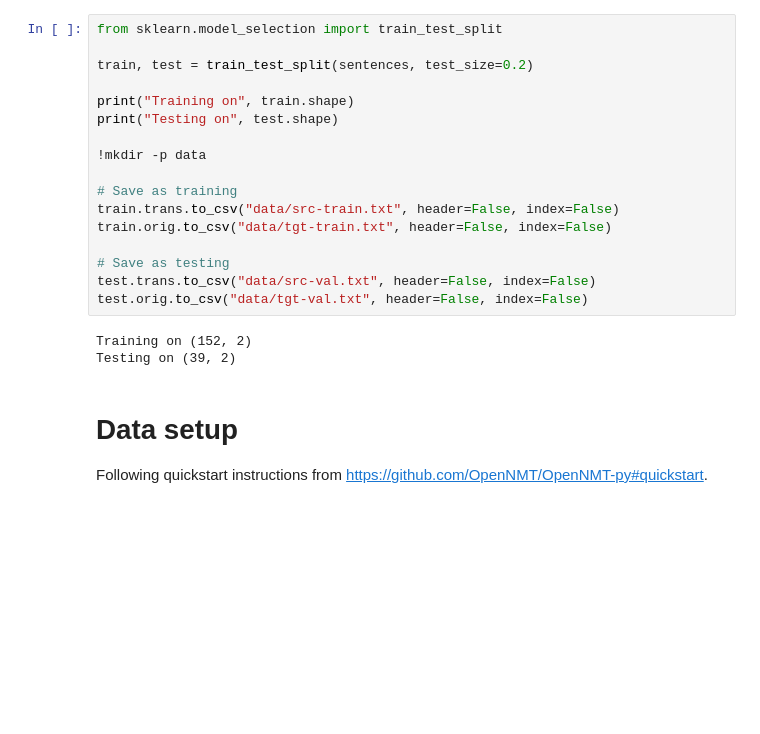
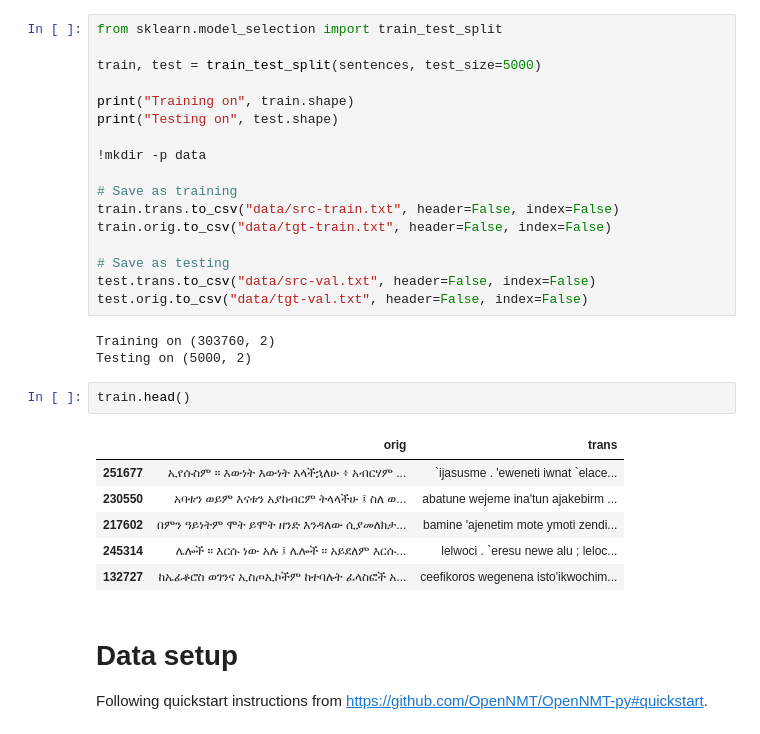
Before and after one commit to jsoma/transliteration_project, a Jupyter notebook: 02-OpenNMT training by full sentences.ipynb, the cells around one changed output. Saved outputs shown, nothing was run; the diff lists cells and outputs as text; blank space fills up the shorter version.

```diff
--- a/02-OpenNMT training by full sentences.ipynb
+++ b/02-OpenNMT training by full sentences.ipynb
@@ -38,7 +44,7 @@ sentences.head()
 # %%
 from sklearn.model_selection import train_test_split
 
-train, test = train_test_split(sentences, test_size=0.2)
+train, test = train_test_split(sentences, test_size=5000)
 
 print("Training on", train.shape)
 print("Testing on", test.shape)
@@ -53,8 +59,17 @@ train.orig.to_csv("data/tgt-train.txt", header=False, index=False)
 test.trans.to_csv("data/src-val.txt", header=False, index=False)
 test.orig.to_csv("data/tgt-val.txt", header=False, index=False)
 # %% [output]
-Training on (152, 2)
-Testing on (39, 2)
+Training on (303760, 2)
+Testing on (5000, 2)
+# %%
+train.head()
+# %% [output]
+|  | orig | trans |
+| 251677 | ኢየሱስም ። እውነት እውነት እላችኋለሁ ፥ አብርሃም ... | `ijasusme . 'eweneti iwnat `elace... |
+| 230550 | አባቱን ወይም እናቱን አያከብርም ትላላችሁ ፤ ስለ ወ... | abatune wejeme ina'tun ajakebirm ... |
+| 217602 | በምን ዓይነትም ሞት ይሞት ዘንድ እንዳለው ሲያመለክታ... | bamine 'ajenetim mote ymoti zendi... |
+| 245314 | ሌሎች ። እርሱ ነው አሉ ፤ ሌሎች ። አይደለም እርሱ... | lelwoci . `eresu newe alu ; leloc... |
+| 132727 | ከኤፊቆሮስ ወገንና ኢስጦኢኮችም ከተባሉት ፈላስፎች አ... | ceefikoros wegenena isto'ikwochim... |
 # %% [markdown]
 # Data setup
 
```
Also changed, not shown: parts of 9 cells of this notebook, 1 other file.
